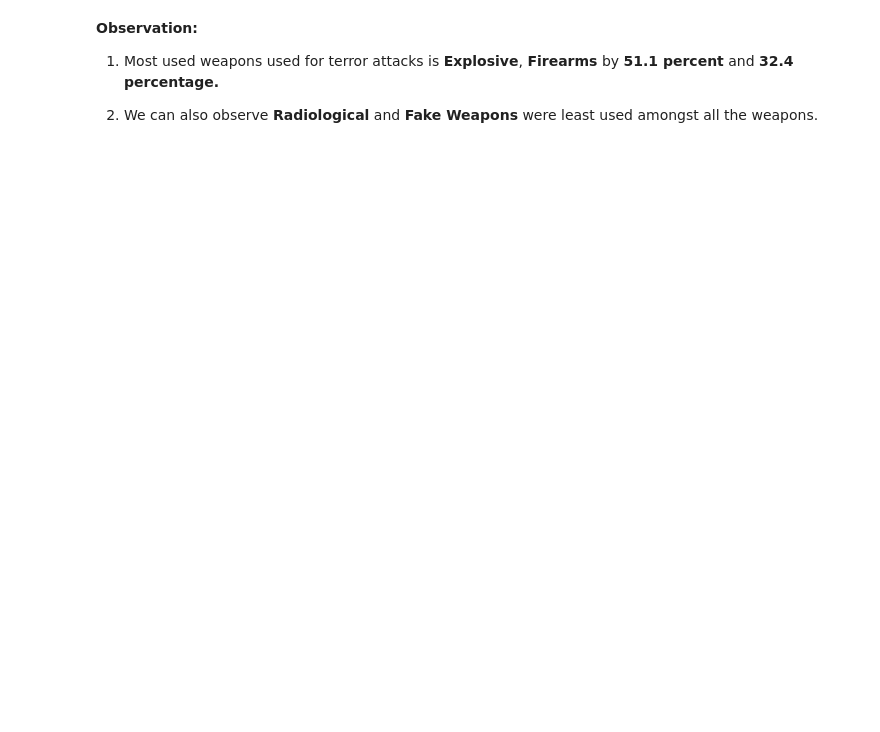
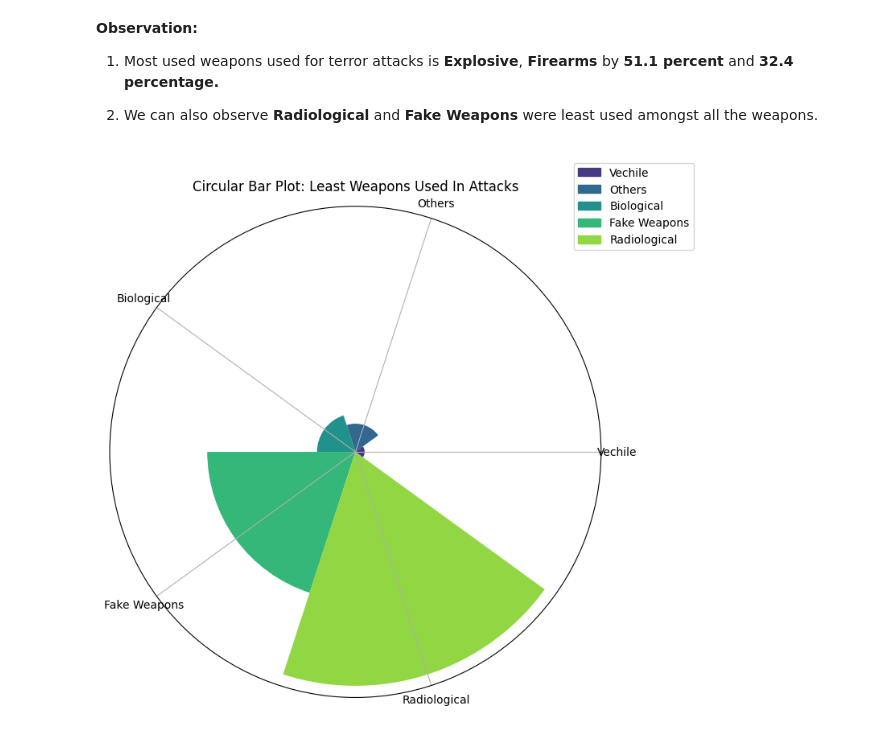
Before and after one commit to dacenish/EDA-Global-terrorism, a Jupyter notebook: Capstone_Project_Global_terrorism_EDA_by_Danish_Zia.ipynb, the cells around one changed output. Cells and saved outputs as stored; diff of their text form; code cells hidden in the pictures; blank space fills up the shorter version.

```diff
--- a/Capstone_Project_Global_terrorism_EDA_by_Danish_Zia.ipynb
+++ b/Capstone_Project_Global_terrorism_EDA_by_Danish_Zia.ipynb
@@ -460,3 +461,30 @@ plt.show()
 1) Most used weapons used for terror attacks is **Explosive**, **Firearms** by **51.1 percent** and **32.4 percentage.**
 
 2) We can also observe **Radiological** and **Fake Weapons** were least used amongst all the weapons.
+# %%
+import matplotlib.patches as mpatches
+
+# Prepare DataFrame
+wp_df = gt_df['Weapontype'].value_counts().sort_values(ascending=True)
+
+# Circular Bar Plot
+plt.figure(figsize=(15, 7))
+plt.subplot(projection='polar')
+bar_colors = sns.color_palette("viridis", len(x_label))
+theta = np.linspace(0.0, 2 * np.pi, len(x_label), endpoint=False)
+width = (2 * np.pi) / len(x_label)
+
+bars = plt.bar(theta, wp_df.tail().values, width=width, bottom=0.0, color=bar_colors)
+plt.title('Circular Bar Plot: Least Weapons Used In Attacks')
+plt.xticks(theta, x_label)
+plt.yticks([])  # Hide y-axis ticks
+plt.legend(handles=legend_patches, loc='upper right', bbox_to_anchor = (1.2,1.1))
+
+# Adjust plots
+plt.subplots_adjust(wspace=0.5)
+plt.tight_layout()
+
+# Display the plot
+plt.show()
+# %% [output]
+[figure, added]
```
Also changed, not shown: parts of 5 cells of this notebook.
